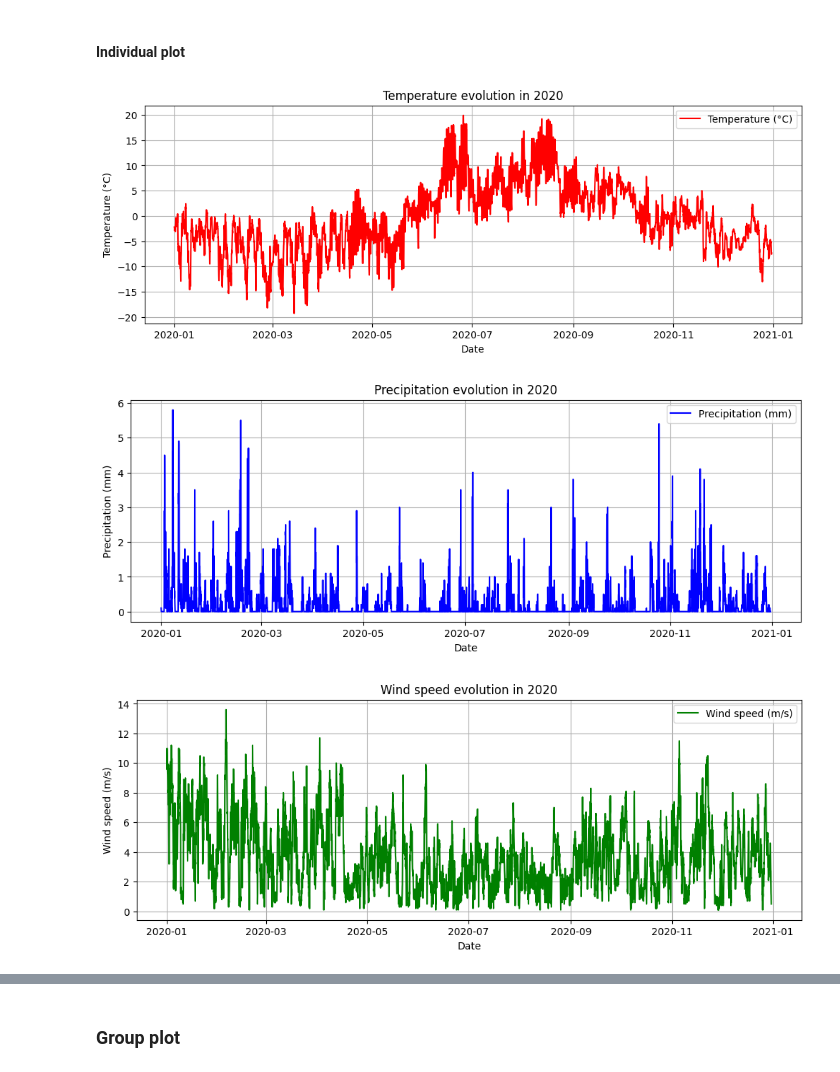
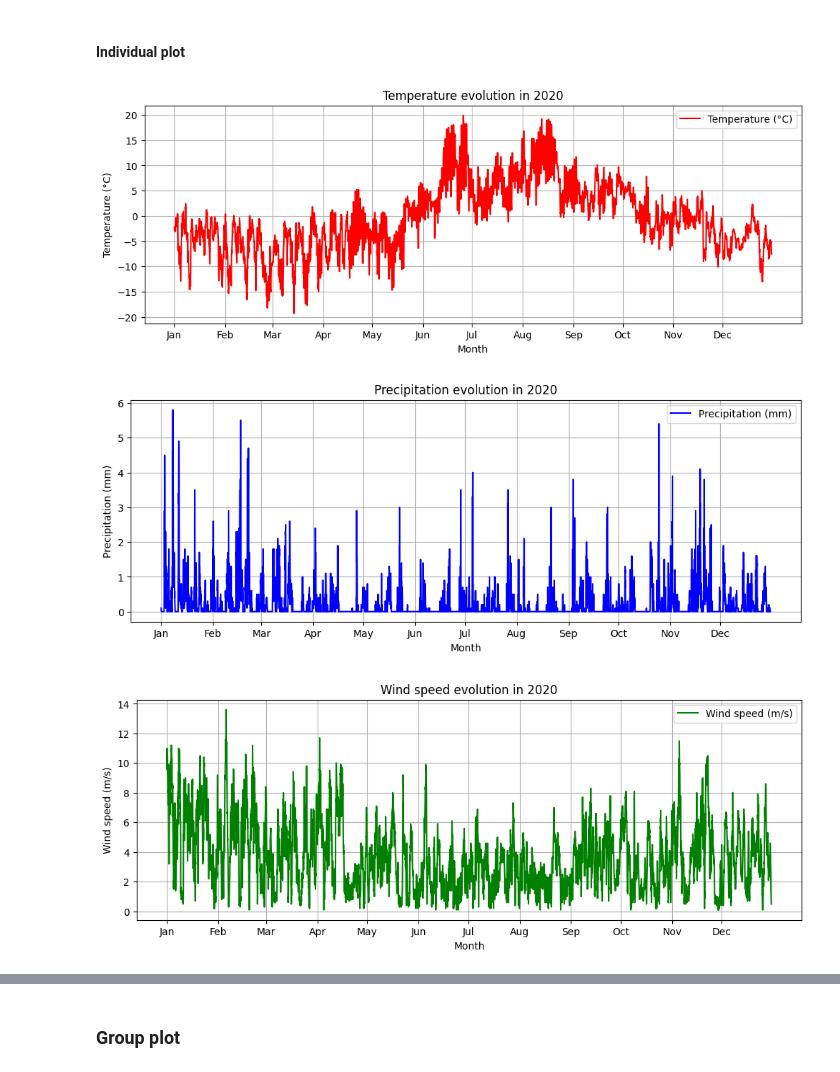
Before and after one commit to Ficus22/IND320-ProjectWork, a Jupyter notebook: Notebook/notebook-project1.ipynb, the cells around one changed output, grey strips where cells are left out. Cells and saved outputs as stored; diff of their text form; code cells hidden in the pictures.

```diff
--- a/Notebook/notebook-project1.ipynb
+++ b/Notebook/notebook-project1.ipynb
@@ -175,39 +184,51 @@ Statistiques :
 # %%
 # Temperature plot
 plt.figure(figsize=(12, 4))
+
+# Plot the data
 plt.plot(df.index, df['temperature_2m (°C)'], color='red', label='Temperature (°C)')
+
+# Customize the x-axis to show months
+plt.xticks(ticks=pd.date_range(start=df.index.min(), end=df.index.max(), freq='MS'),
+           labels=['Jan', 'Feb', 'Mar', 'Apr', 'May', 'Jun', 'Jul', 'Aug', 'Sep', 'Oct', 'Nov', 'Dec'])
+
 plt.title("Temperature evolution in 2020")
-plt.xlabel("Date")
+plt.xlabel("Month")
 plt.ylabel("Temperature (°C)")
 plt.grid(True)
 plt.legend()
 plt.show()
 # %% [output]
-[figure, old version]
+[figure, new version]
 # %%
 # Precipitation plot
 plt.figure(figsize=(12, 4))
 plt.plot(df.index, df['precipitation (mm)'], color='blue', label='Precipitation (mm)')
+plt.xticks(ticks=pd.date_range(start=df.index.min(), end=df.index.max(), freq='MS'),
+           labels=['Jan', 'Feb', 'Mar', 'Apr', 'May', 'Jun', 'Jul', 'Aug', 'Sep', 'Oct', 'Nov', 'Dec'])
 plt.title("Precipitation evolution in 2020")
-plt.xlabel("Date")
+plt.xlabel("Month")
 plt.ylabel("Precipitation (mm)")
 plt.grid(True)
 plt.legend()
 plt.show()
 # %% [output]
-[figure, old version]
+[figure, new version]
 # %%
 # Wind speed plot
 plt.figure(figsize=(12, 4))
 plt.plot(df.index, df['wind_speed_10m (m/s)'], color='green', label='Wind speed (m/s)')
+plt.xticks(ticks=pd.date_range(start=df.index.min(), end=df.index.max(), freq='MS'),
+           labels=['Jan', 'Feb', 'Mar', 'Apr', 'May', 'Jun', 'Jul', 'Aug', 'Sep', 'Oct', 'Nov', 'Dec'])
+
 plt.title("Wind speed evolution in 2020")
-plt.xlabel("Date")
+plt.xlabel("Month")
 plt.ylabel("Wind speed (m/s)")
 plt.grid(True)
 plt.legend()
 plt.show()
 # %% [output]
-[figure, old version]
+[figure, new version]
 # %%
 # Wind gusts plot
 plt.figure(figsize=(12, 4))
```
Also changed, not shown: parts of 8 cells of this notebook.
